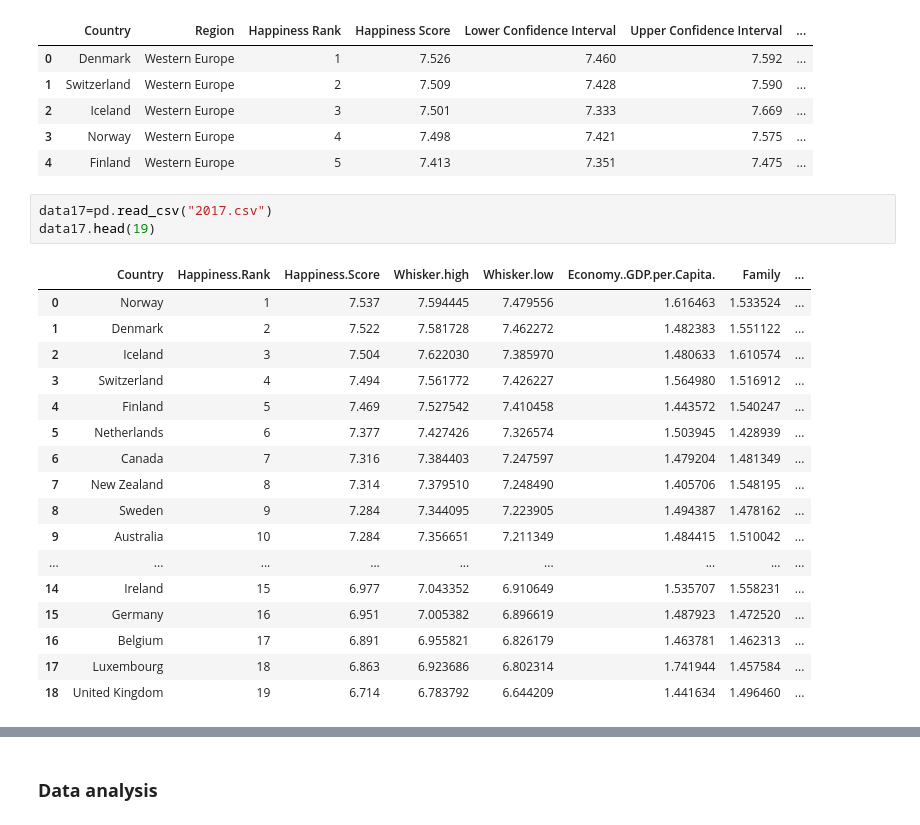
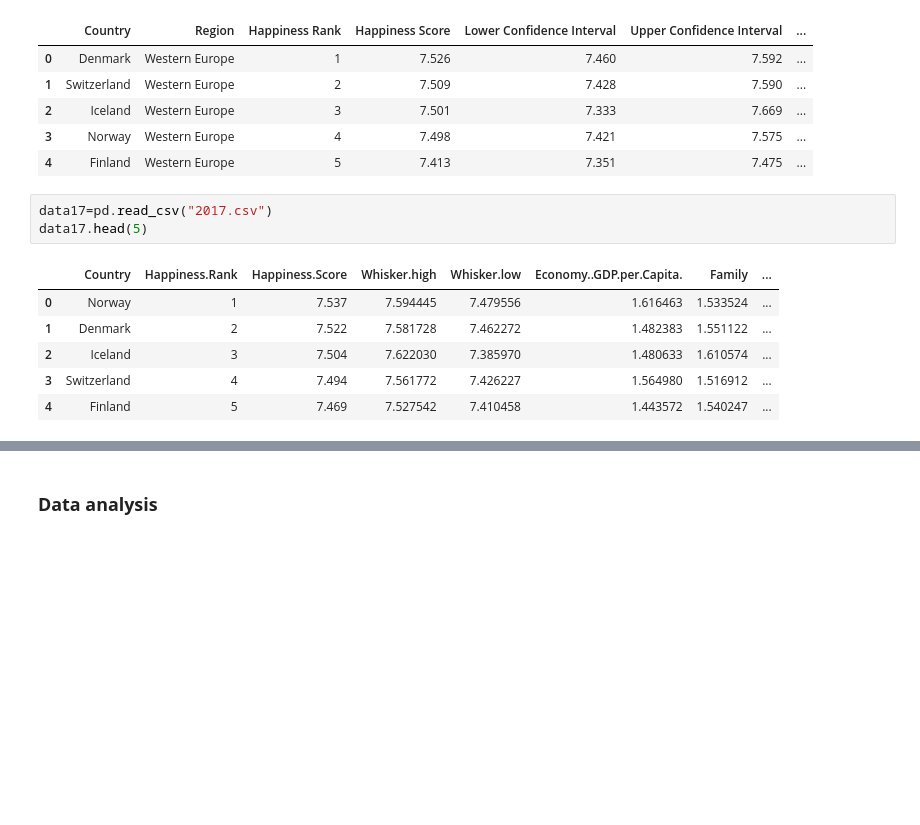
Before and after one commit to Noha-Magdy/world-happiness-report-analysis, a Jupyter notebook: Happiness_report_analysis.ipynb, the cells around one changed output, grey strips where cells are left out. Saved outputs shown, nothing was run; the diff lists cells and outputs as text; blank space fills up the shorter version.

```diff
--- a/Happiness_report_analysis.ipynb
+++ b/Happiness_report_analysis.ipynb
@@ -52,24 +52,13 @@ data16.head(5)
 | 4 | Finland | Western Europe | 5 | 7.413 | 7.351 | 7.475 | ... |
 # %%
 data17=pd.read_csv("2017.csv")
-data17.head(19)
+data17.head(5)
 # %% [output]
 |  | Country | Happiness.Rank | Happiness.Score | Whisker.high | Whisker.low | Economy..GDP.per.Capita. | Family | ... |
 | 0 | Norway | 1 | 7.537 | 7.594445 | 7.479556 | 1.616463 | 1.533524 | ... |
 | 1 | Denmark | 2 | 7.522 | 7.581728 | 7.462272 | 1.482383 | 1.551122 | ... |
 | 2 | Iceland | 3 | 7.504 | 7.622030 | 7.385970 | 1.480633 | 1.610574 | ... |
 | 3 | Switzerland | 4 | 7.494 | 7.561772 | 7.426227 | 1.564980 | 1.516912 | ... |
 | 4 | Finland | 5 | 7.469 | 7.527542 | 7.410458 | 1.443572 | 1.540247 | ... |
-| 5 | Netherlands | 6 | 7.377 | 7.427426 | 7.326574 | 1.503945 | 1.428939 | ... |
-| 6 | Canada | 7 | 7.316 | 7.384403 | 7.247597 | 1.479204 | 1.481349 | ... |
-| 7 | New Zealand | 8 | 7.314 | 7.379510 | 7.248490 | 1.405706 | 1.548195 | ... |
-| 8 | Sweden | 9 | 7.284 | 7.344095 | 7.223905 | 1.494387 | 1.478162 | ... |
-| 9 | Australia | 10 | 7.284 | 7.356651 | 7.211349 | 1.484415 | 1.510042 | ... |
-| ... | ... | ... | ... | ... | ... | ... | ... | ... |
-| 14 | Ireland | 15 | 6.977 | 7.043352 | 6.910649 | 1.535707 | 1.558231 | ... |
-| 15 | Germany | 16 | 6.951 | 7.005382 | 6.896619 | 1.487923 | 1.472520 | ... |
-| 16 | Belgium | 17 | 6.891 | 6.955821 | 6.826179 | 1.463781 | 1.462313 | ... |
-| 17 | Luxembourg | 18 | 6.863 | 6.923686 | 6.802314 | 1.741944 | 1.457584 | ... |
-| 18 | United Kingdom | 19 | 6.714 | 6.783792 | 6.644209 | 1.441634 | 1.496460 | ... |
 # %%
 happiness_report_18 = pd.read_csv("2018.csv")
```
Also changed, not shown: parts of 12 cells of this notebook, 1 other file.
